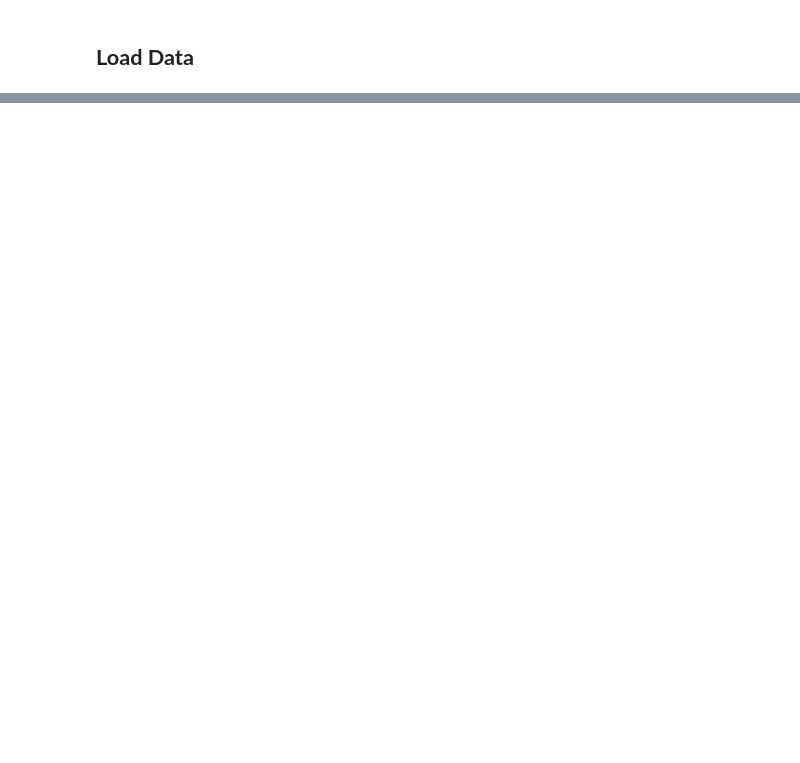
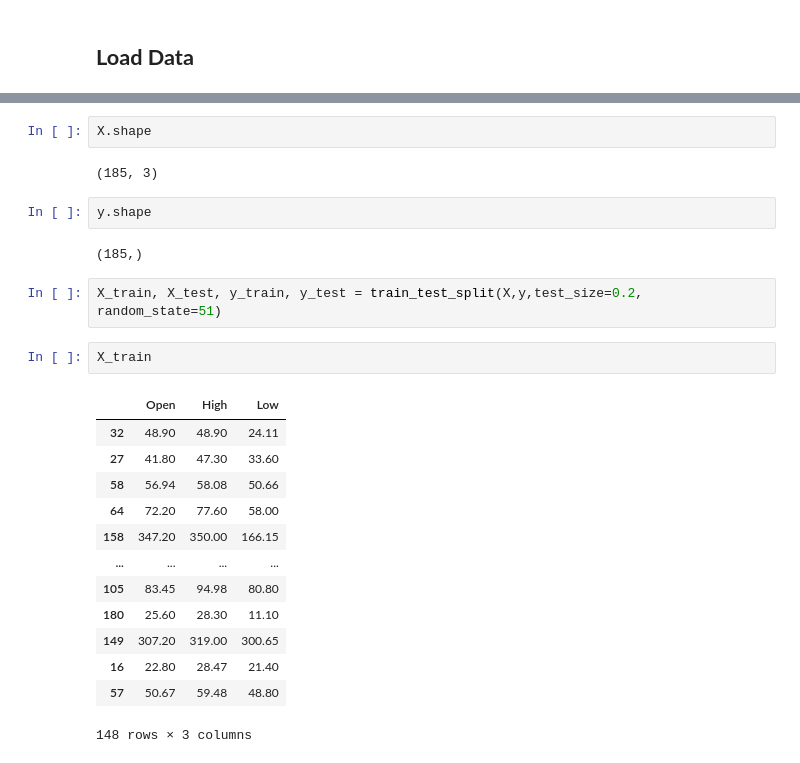
Before and after one commit to ramank123/Yes-Bank-Stock-Closing-Price-Prediction, a Jupyter notebook: Yes_Bank_Stock_Closing_Price_Prediction.ipynb, the cells around one changed output, grey strips where cells are left out. Saved outputs shown, nothing was run; the diff lists cells and outputs as text; blank space fills up the shorter version.

```diff
--- a/Yes_Bank_Stock_Closing_Price_Prediction.ipynb
+++ b/Yes_Bank_Stock_Closing_Price_Prediction.ipynb
@@ -110,0 +132,26 @@ Name: Close, Length: 185, dtype: float64
+# %%
+X.shape
+# %% [output]
+(185, 3)
+# %%
+y.shape
+# %% [output]
+(185,)
+# %%
+X_train, X_test, y_train, y_test = train_test_split(X,y,test_size=0.2, random_state=51)
+# %%
+X_train
+# %% [output]
+|  | Open | High | Low |
+| 32 | 48.90 | 48.90 | 24.11 |
+| 27 | 41.80 | 47.30 | 33.60 |
+| 58 | 56.94 | 58.08 | 50.66 |
+| 64 | 72.20 | 77.60 | 58.00 |
+| 158 | 347.20 | 350.00 | 166.15 |
+| ... | ... | ... | ... |
+| 105 | 83.45 | 94.98 | 80.80 |
+| 180 | 25.60 | 28.30 | 11.10 |
+| 149 | 307.20 | 319.00 | 300.65 |
+| 16 | 22.80 | 28.47 | 21.40 |
+| 57 | 50.67 | 59.48 | 48.80 |
+148 rows × 3 columns
```
Also changed, not shown: parts of 19 cells of this notebook.
